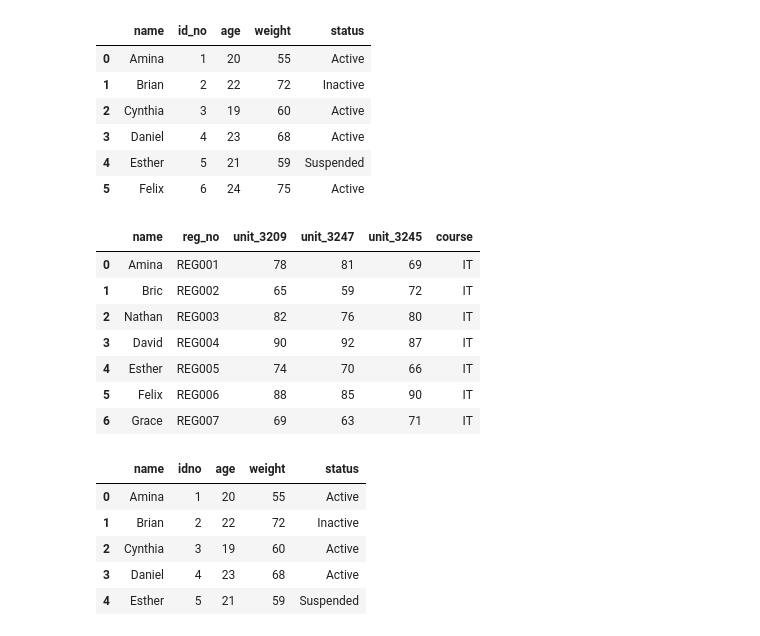
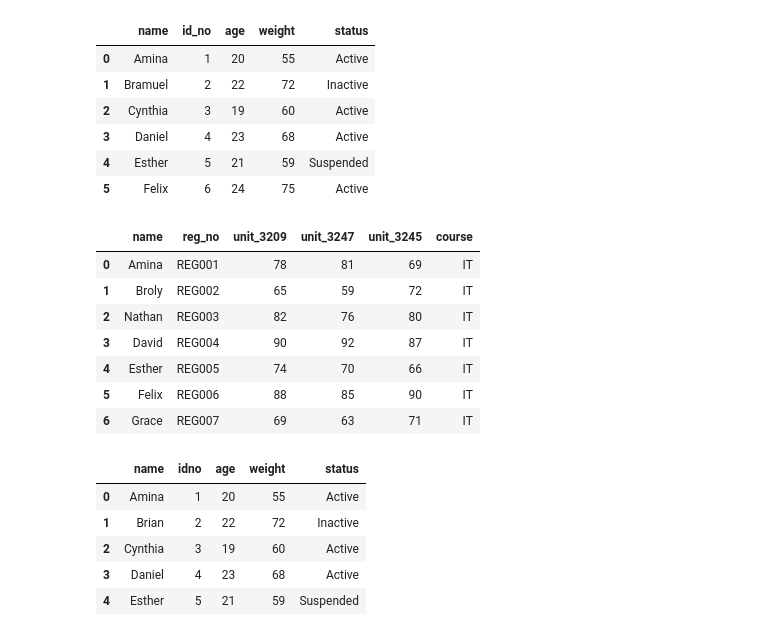
Before and after one commit to Clinton1029/Merging_data, a Jupyter notebook: Merging_data.ipynb, the cells around one changed output. Drawn from its saved outputs; the diff is of its cells as text; code cells hidden in the pictures.

```diff
--- a/Merging_data.ipynb
+++ b/Merging_data.ipynb
@@ -3,27 +3,27 @@
 # %%
 import pandas as pd
 
 data1={
-    "name": ["Amina", "Brian", "Cynthia", "Daniel", "Esther", "Felix", "Grace"],
+    "name": ["Amina", "Bramuel", "Cynthia", "Daniel", "Esther", "Felix", "Grace"],
     "id_no": ["1", "2", "3", "4", "5", "6", "7"],
     "age": [20, 22, 19, 23, 21, 24, 18],
     "weight": [55, 72, 60, 68, 59, 75, 53],
     "status": ["Active", "Inactive", "Active", "Active", "Suspended", "Active", "Inactive"]
 }
 df_studio = pd.DataFrame(data1)
 
 df_studio.head(6)
 # %% [output]
 |  | name | id_no | age | weight | status |
 | 0 | Amina | 1 | 20 | 55 | Active |
-| 1 | Brian | 2 | 22 | 72 | Inactive |
+| 1 | Bramuel | 2 | 22 | 72 | Inactive |
 | 2 | Cynthia | 3 | 19 | 60 | Active |
 | 3 | Daniel | 4 | 23 | 68 | Active |
 | 4 | Esther | 5 | 21 | 59 | Suspended |
 | 5 | Felix | 6 | 24 | 75 | Active |
 # %%
 data1 ={
-    "name": ["Amina", "Bric", "Nathan", "David", "Esther", "Felix", "Grace"],
+    "name": ["Amina", "Broly", "Nathan", "David", "Esther", "Felix", "Grace"],
     "reg_no": ["REG001", "REG002", "REG003", "REG004", "REG005", "REG006", "REG007"],
     "unit_3209": [78, 65, 82, 90, 74, 88, 69],
     "unit_3247": [81, 59, 76, 92, 70, 85, 63],
@@ -39,7 +39,7 @@ df_studio1
 # %% [output]
 |  | name | reg_no | unit_3209 | unit_3247 | unit_3245 | course |
 | 0 | Amina | REG001 | 78 | 81 | 69 | IT |
-| 1 | Bric | REG002 | 65 | 59 | 72 | IT |
+| 1 | Broly | REG002 | 65 | 59 | 72 | IT |
 | 2 | Nathan | REG003 | 82 | 76 | 80 | IT |
 | 3 | David | REG004 | 90 | 92 | 87 | IT |
 | 4 | Esther | REG005 | 74 | 70 | 66 | IT |
```
